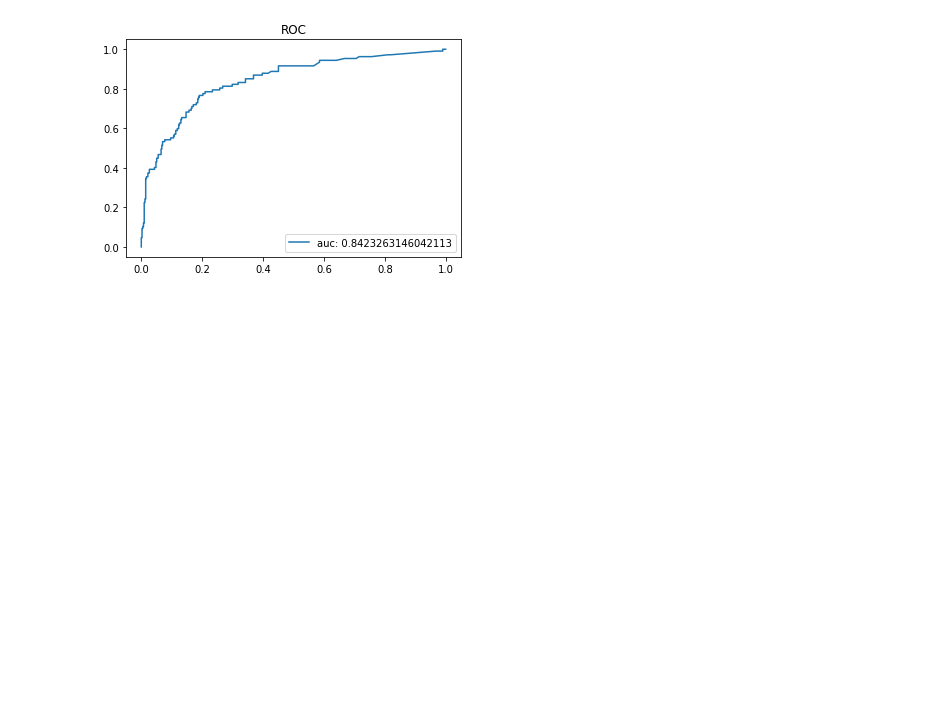
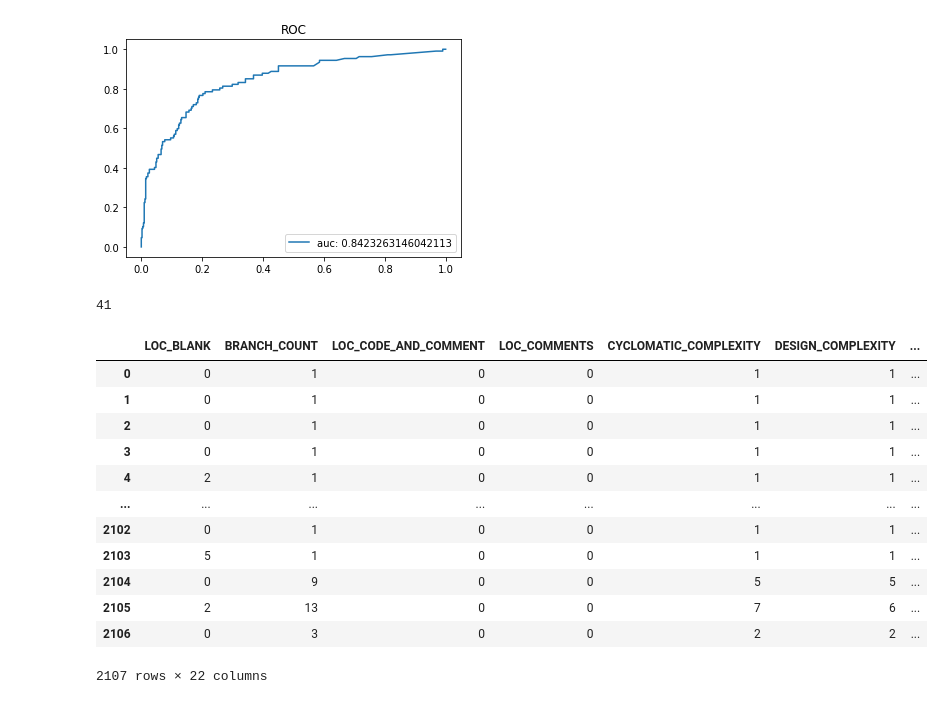
Before and after one commit to abhishekshakya/BPSO-and-ANN-for-sofware-fault-predicition, a Jupyter notebook: internPSO_ANNv2_BCE.ipynb, the cells around one changed output. Saved outputs shown, nothing was run; the diff lists cells and outputs as text; code cells hidden in the pictures; blank space fills up the shorter version.

```diff
--- a/internPSO_ANNv2_BCE.ipynb
+++ b/internPSO_ANNv2_BCE.ipynb
@@ -36,6 +36,16 @@ df_jm1 = pd.read_csv('/content/drive/My Drive/dataset/jm1.csv')
 #####For kc2, here y feature is in object type
 # %%
 #for kc2 here change output feature from object -> bool
-p = df_kc2['defects']
-map = {'yes':True, 'no':False}
-df_kc2['defects'] = p.map(map)
+# p = df_kc2['defects']
+# map = {'yes':True, 'no':False}
+# df_kc2['defects'] = p.map(map)
+def output_red(df):
+  p = df.iloc[:,-1]
+  map = {'Y':True, 'N':False}
+  df.iloc[:,-1] = p.map(map)
+  return df
+
+df_pc1 = output_red(pc1)
+df_kc1 = output_red(kc1)
+df_kc3 = output_red(kc3)
+df_jm1 = output_red(jm1)
@@ -591,3 +700,25 @@ get_log(df_jm1)
 get_log(df_kc2)
 # %% [output]
 [figure]
+# %%
+# for i in range(len(df_kc3.iloc[0:])):
+  # print(i)
+len(df_kc3.iloc[0,:])
+# %% [output]
+41
+# %%
+df_kc1
+# %% [output]
+|  | LOC_BLANK | BRANCH_COUNT | LOC_CODE_AND_COMMENT | LOC_COMMENTS | CYCLOMATIC_COMPLEXITY | DESIGN_COMPLEXITY | ... |
+| 0 | 0 | 1 | 0 | 0 | 1 | 1 | ... |
+| 1 | 0 | 1 | 0 | 0 | 1 | 1 | ... |
+| 2 | 0 | 1 | 0 | 0 | 1 | 1 | ... |
+| 3 | 0 | 1 | 0 | 0 | 1 | 1 | ... |
+| 4 | 2 | 1 | 0 | 0 | 1 | 1 | ... |
+| ... | ... | ... | ... | ... | ... | ... | ... |
+| 2102 | 0 | 1 | 0 | 0 | 1 | 1 | ... |
+| 2103 | 5 | 1 | 0 | 0 | 1 | 1 | ... |
+| 2104 | 0 | 9 | 0 | 0 | 5 | 5 | ... |
+| 2105 | 2 | 13 | 0 | 0 | 7 | 6 | ... |
+| 2106 | 0 | 3 | 0 | 0 | 2 | 2 | ... |
+2107 rows × 22 columns
```
Also changed, not shown: parts of 22 cells of this notebook.
